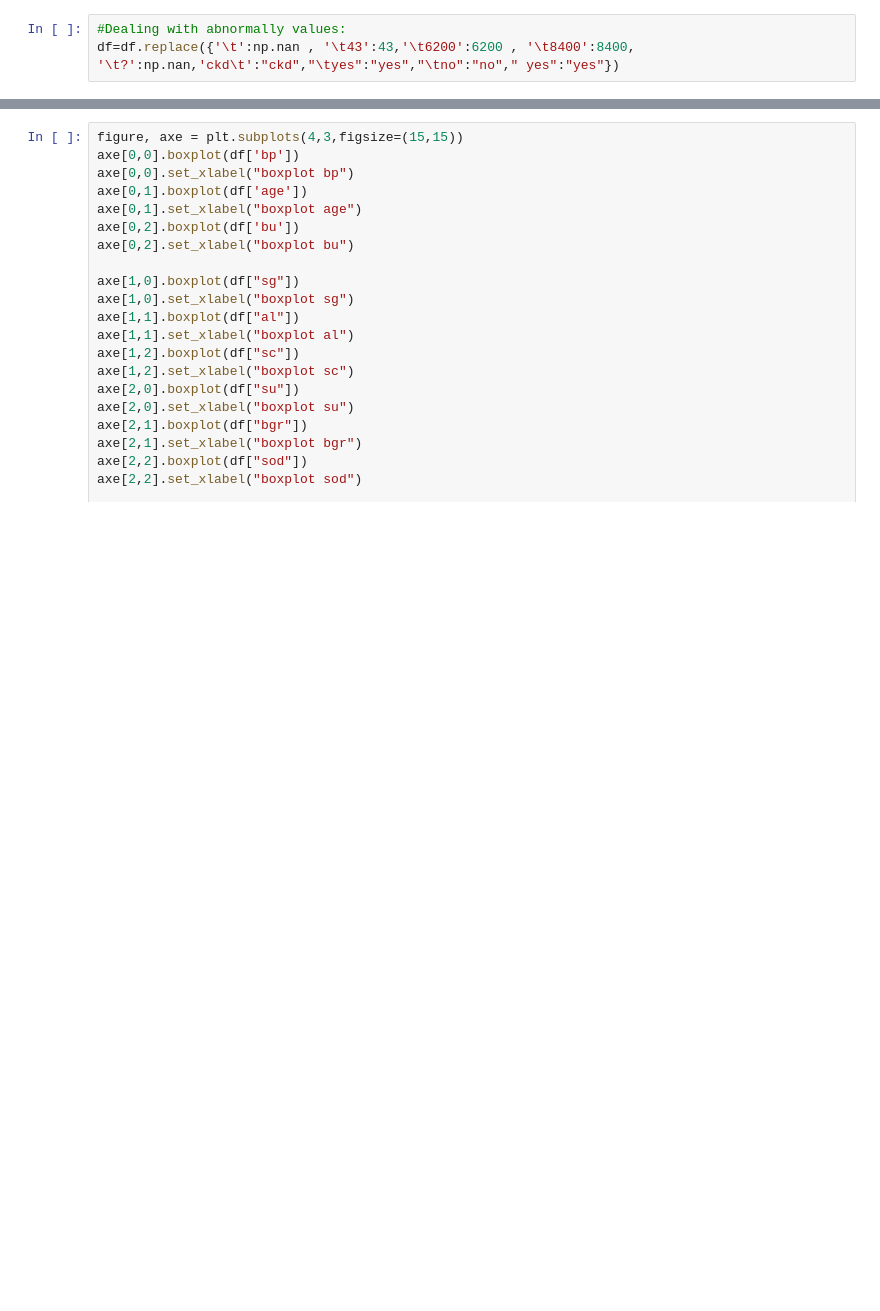
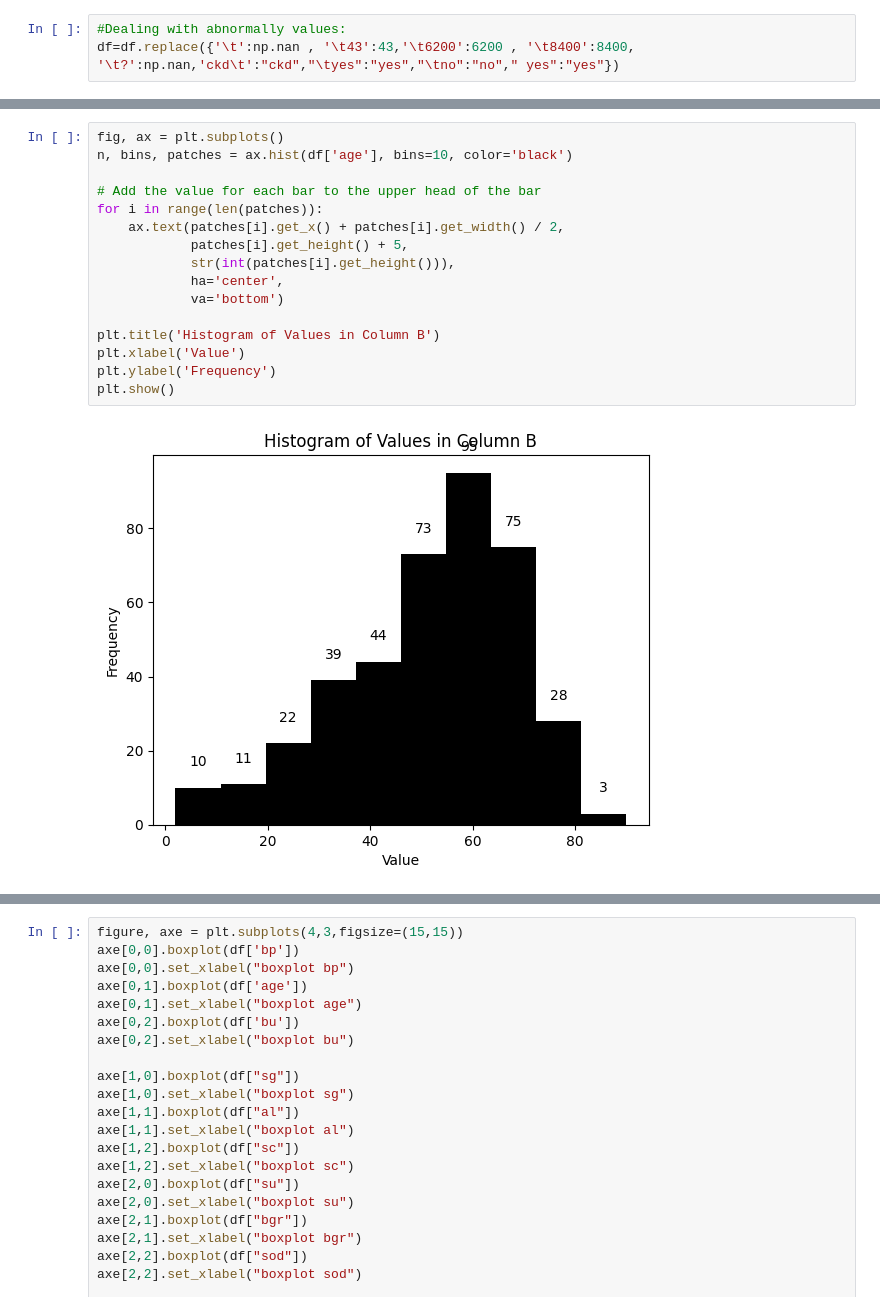
Before and after one commit to syedahmmednorthsouth/ckd_prediction, a Jupyter notebook: kidney.ipynb, the cells around one changed output, grey strips where cells are left out. Saved outputs shown, nothing was run; the diff lists cells and outputs as text; blank space fills up the shorter version.

```diff
--- a/kidney.ipynb
+++ b/kidney.ipynb
@@ -180,0 +178,18 @@ df =pd.DataFrame(df,columns=['age', 'bp', 'sg', 'al', 'su', 'rbc', 'pc', 'pcc',
+# %%
+fig, ax = plt.subplots()
+n, bins, patches = ax.hist(df['age'], bins=10, color='black')
+
+# Add the value for each bar to the upper head of the bar
+for i in range(len(patches)):
+    ax.text(patches[i].get_x() + patches[i].get_width() / 2,
+            patches[i].get_height() + 5,
+            str(int(patches[i].get_height())),
+            ha='center',
+            va='bottom')
+
+plt.title('Histogram of Values in Column B')
+plt.xlabel('Value')
+plt.ylabel('Frequency')
+plt.show()
+# %% [output]
+[figure, added]
```
Also changed, not shown: parts of 31 cells of this notebook.
